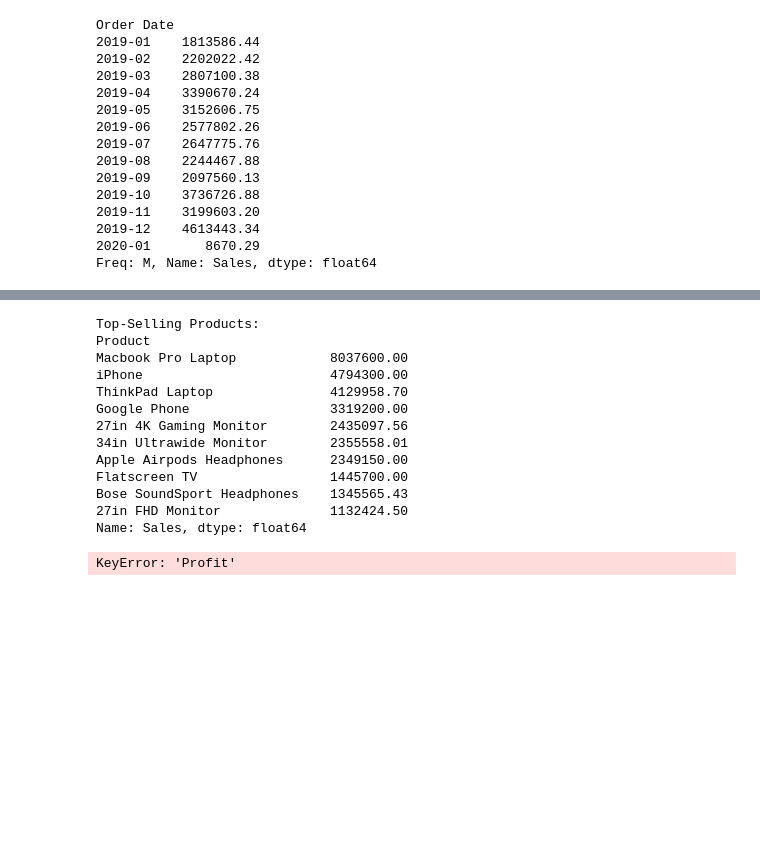
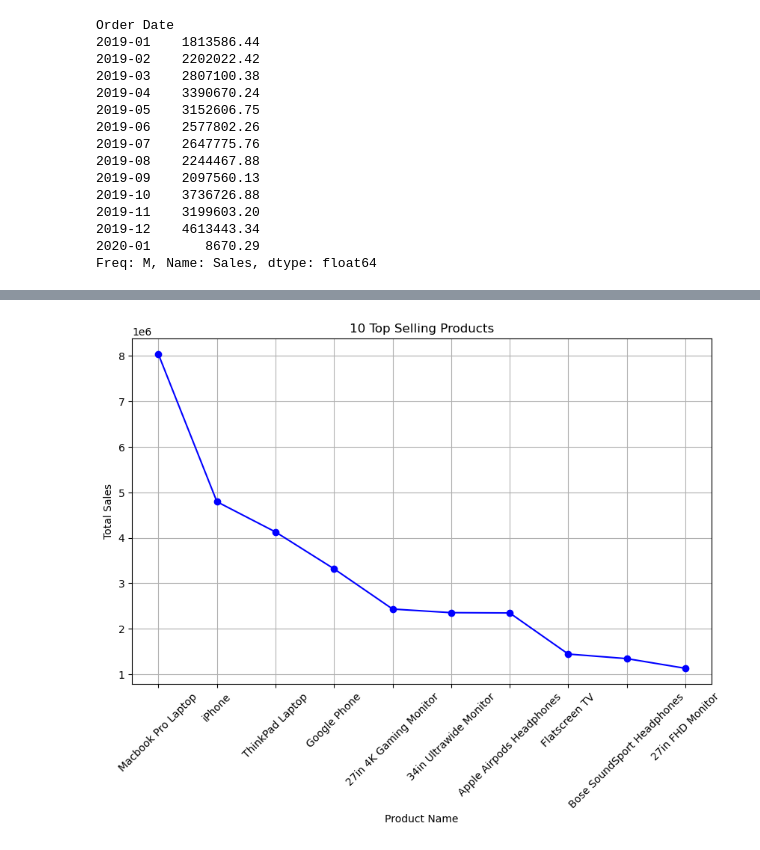
Before and after one commit to faisal8373/data-analysis, a Jupyter notebook: meriskill/Project 1 - Sales Data Analysis-20231022T111451Z-001/Untitled.ipynb, the cells around one changed output, grey strips where cells are left out. Drawn from its saved outputs; the diff is of its cells as text; code cells hidden in the pictures; blank space fills up the shorter version.

```diff
--- a/meriskill/Project 1 - Sales Data Analysis-20231022T111451Z-001/Untitled.ipynb
+++ b/meriskill/Project 1 - Sales Data Analysis-20231022T111451Z-001/Untitled.ipynb
@@ -161,31 +159,17 @@ plt.show()
 # %%
 # Task 2: Identify the top-selling products by grouping and aggregating data
 # Group data by 'Product' and calculate total sales for each product
 top_selling_products = df.groupby('Product')['Sales'].sum().sort_values(ascending=False)
 
-# Print the top-selling products
-print("Top-Selling Products:")
-print(top_selling_products.head(10))
+top_selling_products = top_selling_products.head(10)
+
+plt.figure(figsize=(10, 6))
+plt.plot(top_selling_products.index, top_selling_products.values, marker='o', linestyle='-', color='b')
+plt.title('10 Top Selling Products')
+plt.xlabel('Product Name')
+plt.ylabel('Total Sales')
+plt.xticks(rotation=45)
+plt.grid()
+plt.show()
 # %% [output]
-Top-Selling Products:
-Product
-Macbook Pro Laptop            8037600.00
-iPhone                        4794300.00
-ThinkPad Laptop               4129958.70
-Google Phone                  3319200.00
-27in 4K Gaming Monitor        2435097.56
-34in Ultrawide Monitor        2355558.01
-Apple Airpods Headphones      2349150.00
-Flatscreen TV                 1445700.00
-Bose SoundSport Headphones    1345565.43
-27in FHD Monitor              1132424.50
-Name: Sales, dtype: float64
+[figure, added]
-# %%
-# Task 3: Calculate revenue metrics like total sales and profit margins
-total_sales = df['Sales'].sum()
-total_profit = df['Profit'].sum()
-
-print(f"Total Sales: ${total_sales:.2f}")
-print(f"Total Profit: ${total_profit:.2f}")
-# %% [output]
-KeyError: 'Profit'
```
Also changed, not shown: parts of 6 cells of this notebook, 2 other files.
